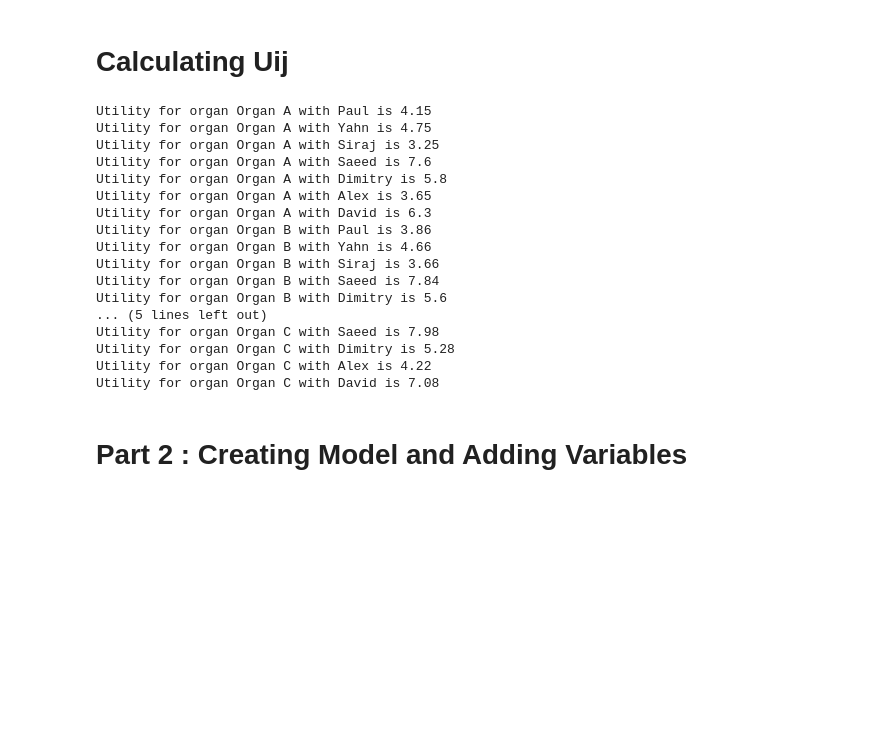
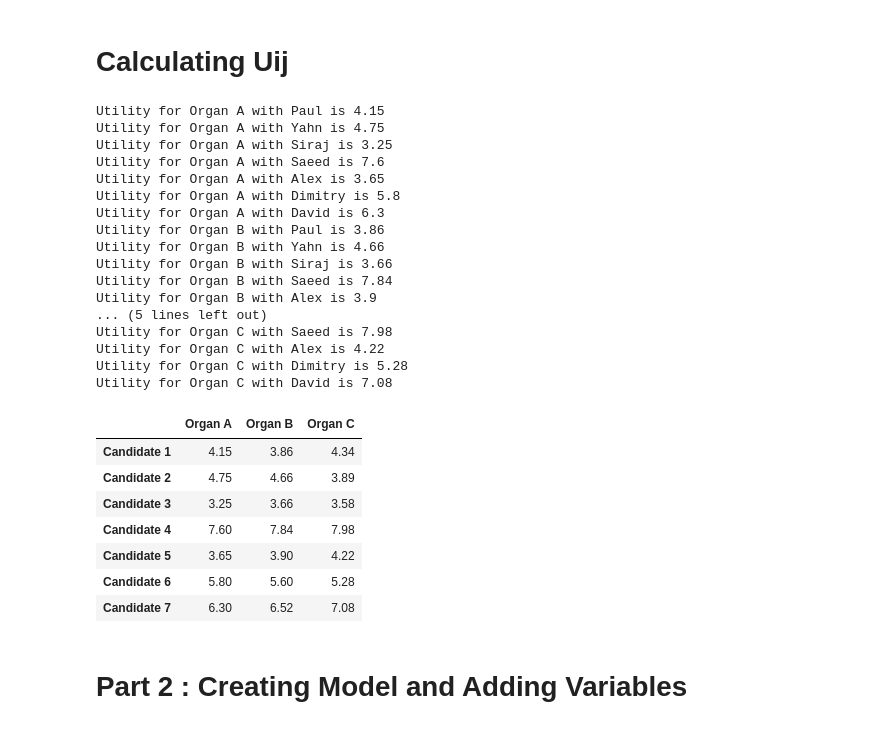
Before and after one commit to ehsanabbasii/Decision-Making-, a Jupyter notebook: Two-Sided Job Offer Package Optimization Model.ipynb, the cells around one changed output. Saved outputs shown, nothing was run; the diff lists cells and outputs as text; code cells hidden in the pictures; blank space fills up the shorter version.

```diff
--- a/Two-Sided Job Offer Package Optimization Model.ipynb
+++ b/Two-Sided Job Offer Package Optimization Model.ipynb
@@ -39,8 +39,8 @@ pr0 =Person("Paul" , "MSC", "native" , "good" , "0-5" , "good",[0.5,0.2,0.2,0.1]
 pr1 =Person("Yahn" , "PHD", "medium" , "medium" , "10-15" , "low",[0.4,0.2,0.15,0.25])
 pr2 =Person("Siraj" , "BSC", "good" , "high" , "0-5" , "medium",[0.35,0.1,0.25,0.3])
 pr3 =Person("Saeed" , "PHD", "advanced" , "advanced" , "15-20" , "excellent",[0.6,0,0.3,0.1])
-pr4 =Person("Dimitry" , "MSC", "low" , "low" , "20 and more" , "high",[0.55,0.15,0.15,0.15])
-pr5 =Person("Alex" , "BSC", "advanced" , "high" , "0-5" , "good",[0.5,0.2,0.15,0.15])
+pr4 =Person("Alex" , "BSC", "advanced" , "high" , "0-5" , "good",[0.5,0.2,0.15,0.15])
+pr5 =Person("Dimitry" , "MSC", "low" , "low" , "20 and more" , "high",[0.55,0.15,0.15,0.15])
 pr6 =Person("David" , "MSC", "advanced" , "advanced" , "10-15" , "excellent",[0.3,0.6,0.1,0])
 # %%
 organs_dict = {
@@ -117,24 +118,24 @@ for i in weigh_or_list:
         U = organs_dict[i][0] * j.edu +organs_dict[i][1] * j.lan+organs_dict[i][2] * j.gen +organs_dict[i][3] * j.exp+organs_dict[i][4] * j.psy
         U_list.append(U)
 
-        print ( "Utility for organ {:} with {:} is {:0.5} ".format(i,j.name,U))
+        print ( "Utility for {:} with {:} is {:0.5} ".format(i,j.name,U))
     utility_list.append(U_list)
     utility_dict[i] = U_list
 # %% [output]
-Utility for organ Organ A with Paul is 4.15
-Utility for organ Organ A with Yahn is 4.75
-Utility for organ Organ A with Siraj is 3.25
-Utility for organ Organ A with Saeed is 7.6
-Utility for organ Organ A with Dimitry is 5.8
-Utility for organ Organ A with Alex is 3.65
-Utility for organ Organ A with David is 6.3
-Utility for organ Organ B with Paul is 3.86
-Utility for organ Organ B with Yahn is 4.66
-Utility for organ Organ B with Siraj is 3.66
-Utility for organ Organ B with Saeed is 7.84
-Utility for organ Organ B with Dimitry is 5.6
+Utility for Organ A with Paul is 4.15
+Utility for Organ A with Yahn is 4.75
+Utility for Organ A with Siraj is 3.25
+Utility for Organ A with Saeed is 7.6
+Utility for Organ A with Alex is 3.65
+Utility for Organ A with Dimitry is 5.8
+Utility for Organ A with David is 6.3
+Utility for Organ B with Paul is 3.86
+Utility for Organ B with Yahn is 4.66
+Utility for Organ B with Siraj is 3.66
+Utility for Organ B with Saeed is 7.84
+Utility for Organ B with Alex is 3.9
 ... (5 lines left out)
-Utility for organ Organ C with Saeed is 7.98
-Utility for organ Organ C with Dimitry is 5.28
-Utility for organ Organ C with Alex is 4.22
-Utility for organ Organ C with David is 7.08
+Utility for Organ C with Saeed is 7.98
+Utility for Organ C with Alex is 4.22
+Utility for Organ C with Dimitry is 5.28
+Utility for Organ C with David is 7.08
@@ -151,0 +142,13 @@ person_weight_list =[
+# %%
+ut_df = pd.DataFrame(utility_dict)
+ut_df.index = ['Candidate 1','Candidate 2','Candidate 3','Candidate 4','Candidate 5','Candidate 6','Candidate 7']
+ut_df
+# %% [output]
+|  | Organ A | Organ B | Organ C |
+| Candidate 1 | 4.15 | 3.86 | 4.34 |
+| Candidate 2 | 4.75 | 4.66 | 3.89 |
+| Candidate 3 | 3.25 | 3.66 | 3.58 |
+| Candidate 4 | 7.60 | 7.84 | 7.98 |
+| Candidate 5 | 3.65 | 3.90 | 4.22 |
+| Candidate 6 | 5.80 | 5.60 | 5.28 |
+| Candidate 7 | 6.30 | 6.52 | 7.08 |
```
Also changed, not shown: parts of 20 cells of this notebook, 1 other file.
